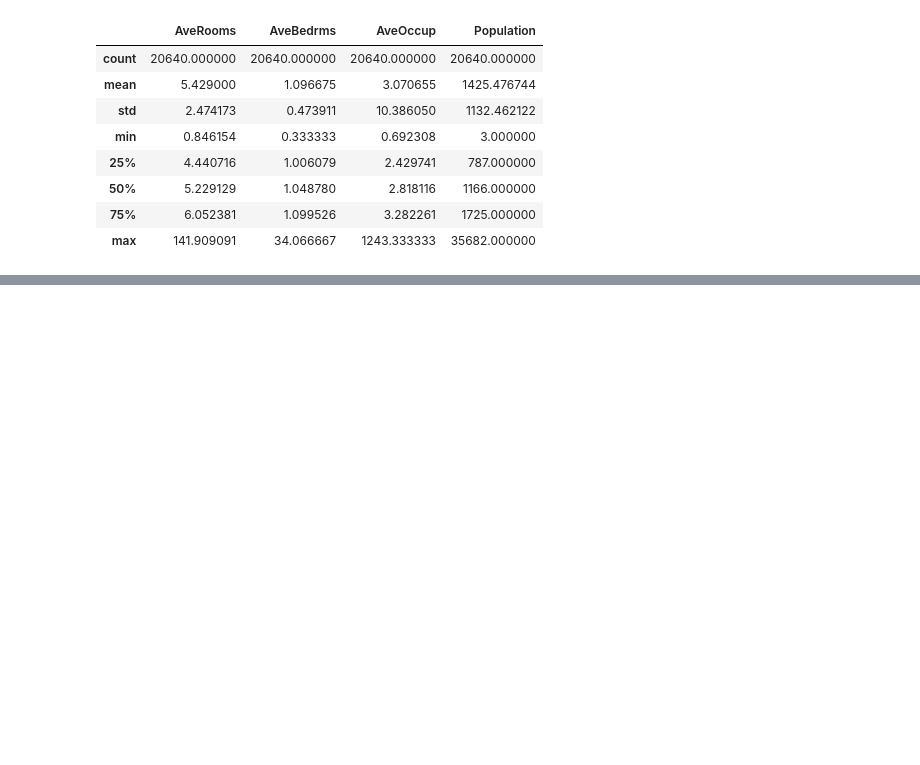
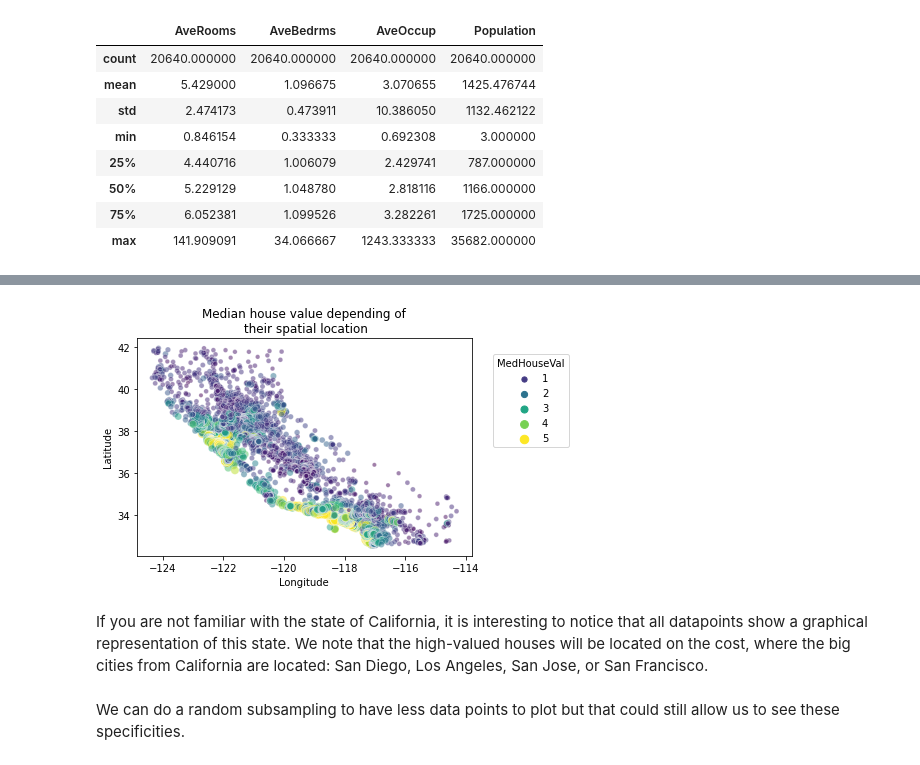
Before and after one commit to cfdonmez/MLBoot, a Jupyter notebook: Week2/extras2/housePrices.ipynb, the cells around one changed output, grey strips where cells are left out. Saved outputs shown, nothing was run; the diff lists cells and outputs as text; code cells hidden in the pictures; blank space fills up the shorter version.

```diff
--- a/Week2/extras2/housePrices.ipynb
+++ b/Week2/extras2/housePrices.ipynb
@@ -127,0 +141,14 @@ california_housing.frame[annan]
+# %%
+
+sns.scatterplot(data=california_housing.frame, x="Longitude", y="Latitude",
+                size="MedHouseVal", hue="MedHouseVal",
+                palette="viridis", alpha=0.5)
+plt.legend(title="MedHouseVal", bbox_to_anchor=(1.05, 0.95),
+           loc="upper left")
+_ = plt.title("Median house value depending of\n their spatial location")
+# %% [output]
+[figure, added]
+# %% [markdown]
+If you are not familiar with the state of California, it is interesting to notice that all datapoints show a graphical representation of this state. We note that the high-valued houses will be located on the cost, where the big cities from California are located: San Diego, Los Angeles, San Jose, or San Francisco.
+# %% [markdown]
+We can do a random subsampling to have less data points to plot but that could still allow us to see these specificities.
```
Also changed, not shown: parts of 33 cells of this notebook.
